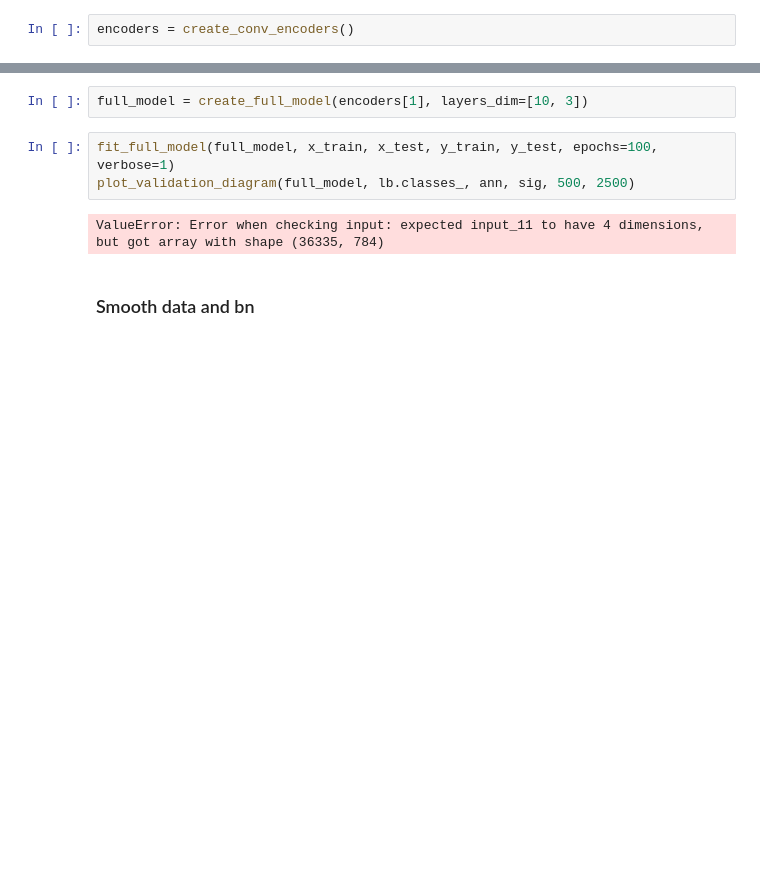
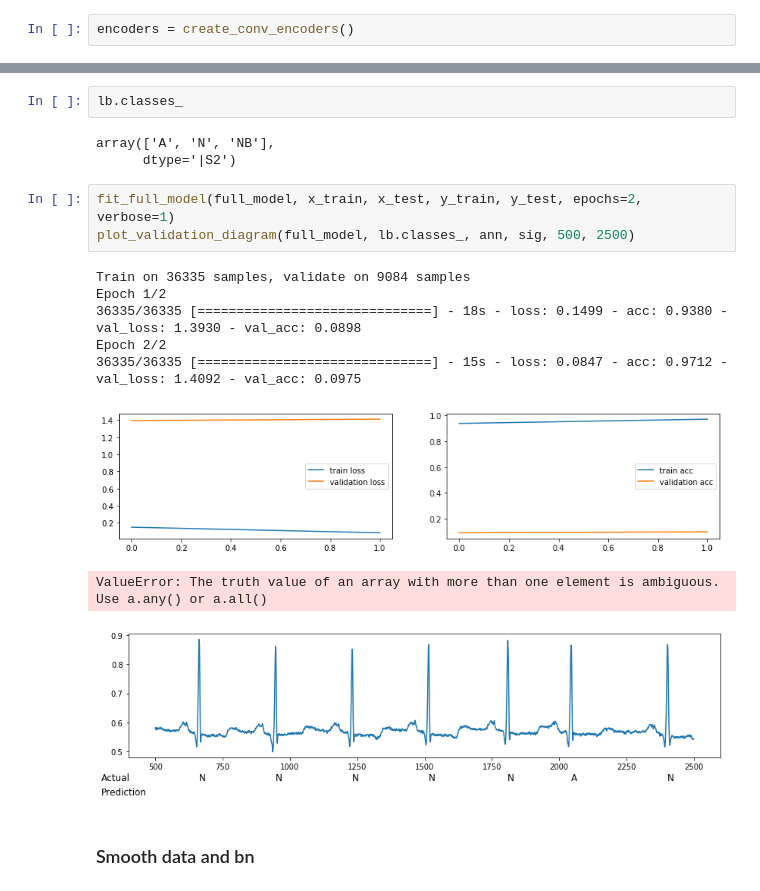
Before and after one commit to piotrbazan/machine-learning, a Jupyter notebook: projects/ecg/ecg.ipynb, the cells around one changed output, grey strips where cells are left out. Saved outputs shown, nothing was run; the diff lists cells and outputs as text; blank space fills up the shorter version.

```diff
--- a/projects/ecg/ecg.ipynb
+++ b/projects/ecg/ecg.ipynb
@@ -139,10 +135,20 @@ Successfully loaded weights
-# %%
-full_model = create_full_model(encoders[1], layers_dim=[10, 3])
+# %%
+lb.classes_
+# %% [output]
+array(['A', 'N', 'NB'],
+      dtype='|S2')
 # %%
-fit_full_model(full_model, x_train, x_test, y_train, y_test, epochs=100, verbose=1)
+fit_full_model(full_model, x_train, x_test, y_train, y_test, epochs=2, verbose=1)
 plot_validation_diagram(full_model, lb.classes_, ann, sig, 500, 2500)
 # %% [output]
-ValueError: Error when checking input: expected input_11 to have 4 dimensions, but got array with shape (36335, 784)
+Train on 36335 samples, validate on 9084 samples
+Epoch 1/2
+36335/36335 [==============================] - 18s - loss: 0.1499 - acc: 0.9380 - val_loss: 1.3930 - val_acc: 0.0898
+Epoch 2/2
+36335/36335 [==============================] - 15s - loss: 0.0847 - acc: 0.9712 - val_loss: 1.4092 - val_acc: 0.0975
+[figure, added]
+ValueError: The truth value of an array with more than one element is ambiguous. Use a.any() or a.all()
+[figure, added]
 # %% [markdown]
 ### Smooth data and bn
 # %%
```
Also changed, not shown: parts of 5 cells of this notebook, 3 other files.
